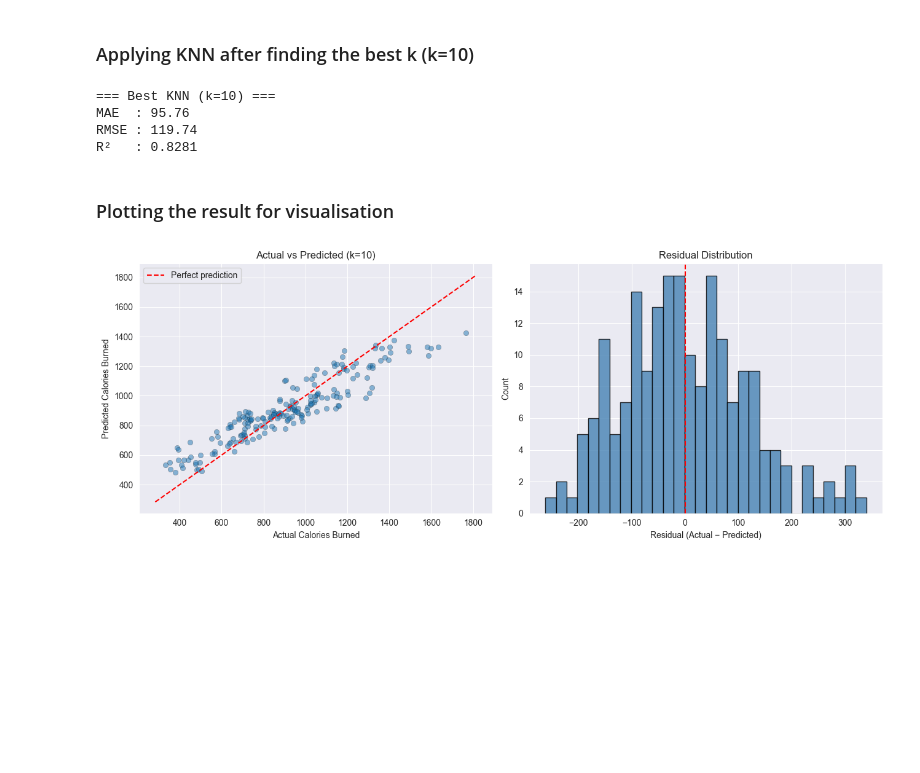
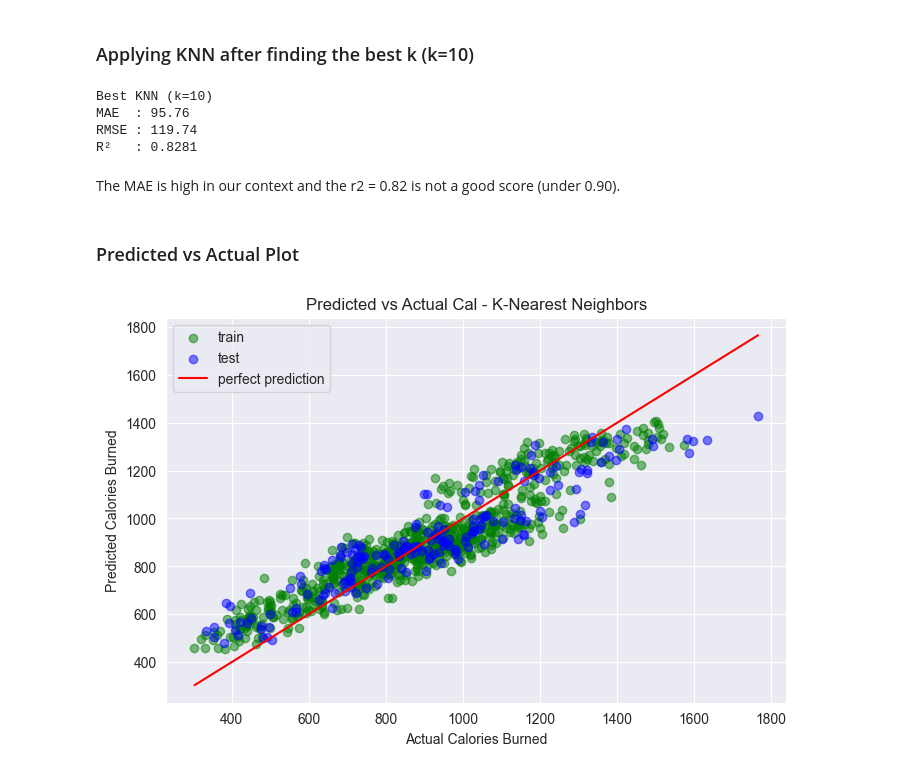
Before and after one commit to anamariapopa/CaloriesBurnedPrediction, a Jupyter notebook: TrainingKNeighbor.ipynb, the cells around one changed output. Cells and saved outputs as stored; diff of their text form; code cells hidden in the pictures; blank space fills up the shorter version.

```diff
--- a/TrainingKNeighbor.ipynb
+++ b/TrainingKNeighbor.ipynb
@@ -75,37 +75,40 @@ knn_best = KNeighborsRegressor(n_neighbors=best_k)
 knn_best.fit(X_train, y_train)
 y_pred_best = knn_best.predict(X_test)
 
-print(f"=== Best KNN (k={best_k}) ===")
+print(f"Best KNN (k={best_k})")
 print(f"MAE  : {mean_absolute_error(y_test, y_pred_best):.2f}")
 print(f"RMSE : {root_mean_squared_error(y_test, y_pred_best):.2f}")
 print(f"R²   : {r2_score(y_test, y_pred_best):.4f}")
 # %% [output]
-=== Best KNN (k=10) ===
+Best KNN (k=10)
 MAE  : 95.76
 RMSE : 119.74
 R²   : 0.8281
-# %% [markdown]
-### Plotting the result for visualisation
-# %%
-fig, axes = plt.subplots(1, 2, figsize=(13, 5))
-
-ax = axes[0]
-ax.scatter(y_test, y_pred_best, alpha=0.5, edgecolors="k", linewidths=0.3)
-lims = [min(y_test.min(), y_pred_best.min()) - 50,
-        max(y_test.max(), y_pred_best.max()) + 50]
-ax.plot(lims, lims, "r--", linewidth=1.5, label="Perfect prediction")
-ax.set_xlabel("Actual Calories Burned")
-ax.set_ylabel("Predicted Calories Burned")
-ax.set_title(f"Actual vs Predicted (k={best_k})")
-ax.legend()
-residuals = y_test.values - y_pred_best
-axes[1].hist(residuals, bins=30, edgecolor="k", color="steelblue", alpha=0.8)
-axes[1].axvline(0, color="red", linestyle="--")
-axes[1].set_xlabel("Residual (Actual − Predicted)")
-axes[1].set_ylabel("Count")
-axes[1].set_title("Residual Distribution")
-
-plt.tight_layout()
-plt.show()
-# %% [output]
-[figure, removed]
+# %% [markdown]
+The MAE is high in our context and the r2 = 0.82 is not a good score (under 0.90).
+# %% [markdown]
+### Predicted vs Actual Plot
+# %%
+import matplotlib.pyplot as plt
+
+
+y_pred_train_best = knn_best.predict(X_train)
+
+
+plt.figure(figsize=(8, 5))
+plt.scatter(y_train, y_pred_train_best, c='green', label='train', alpha=0.5)
+
+plt.scatter(y_test, y_pred_best, c='blue', label='test', alpha=0.5)
+
+min_val = min(y_train.min(), y_test.min())
+max_val = max(y_train.max(), y_test.max())
+plt.plot([min_val, max_val], [min_val, max_val], c='red', label='perfect prediction')
+
+plt.xlabel('Actual Calories Burned')
+plt.ylabel('Predicted Calories Burned')
+plt.legend()
+plt.title('Predicted vs Actual Cal - K-Nearest Neighbors')
+
+plt.show()
+# %% [output]
+[figure, added]
```
Also changed, not shown: parts of 11 cells of this notebook, 1 other file.
